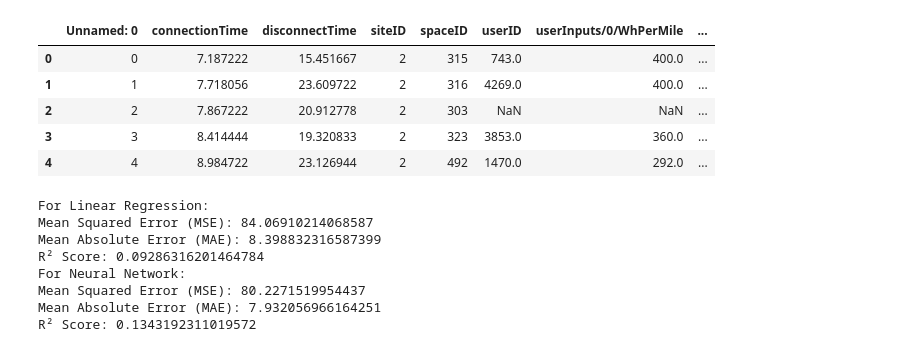
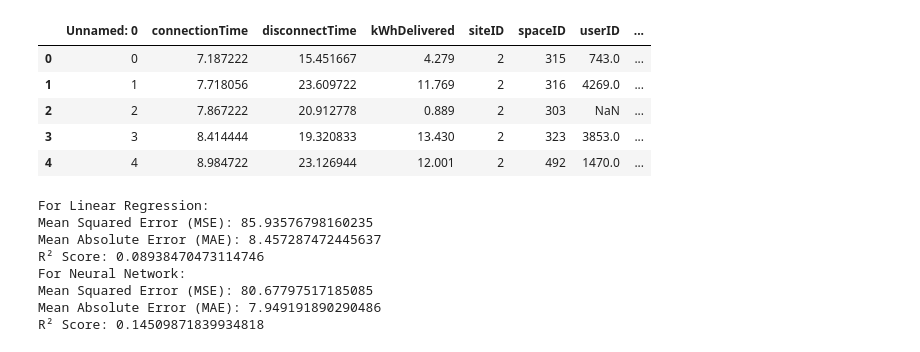
Before and after one commit to ThijsD-02/Machine-Learning-AI-Assignment-ME44312, a Jupyter notebook: Neural network.ipynb, the cells around one changed output. Cells and saved outputs as stored; diff of their text form; code cells hidden in the pictures.

```diff
--- a/Neural network.ipynb
+++ b/Neural network.ipynb
@@ -1,35 +1,35 @@
 # %%
 import numpy as np
 import pandas as pd
 import matplotlib.pyplot as plt
 import seaborn as sns
 import datetime as datetime
 from collections import Counter
 import time
 from sklearn.preprocessing import StandardScaler, LabelEncoder
 from sklearn.model_selection import train_test_split
 from sklearn import preprocessing
 from sklearn.neural_network import MLPRegressor
 from sklearn.linear_model import LinearRegression
 from sklearn.neural_network import MLPClassifier
 from sklearn.metrics import mean_squared_error, mean_absolute_error, r2_score
 
 
 # Load CSV files into separate DataFrames
 db1 = pd.read_csv('caltech_clean.csv')
 db2 = pd.read_csv('jpl_clean.csv')
 db3 = pd.read_csv('office1_clean.csv')
 
 # Combine them using concat
-db = pd.concat([db1, db2, db3], ignore_index=True)
+db = pd.concat([db1, db2], ignore_index=True)
 db.head()
 # %% [output]
-|  | Unnamed: 0 | connectionTime | disconnectTime | siteID | spaceID | userID | userInputs/0/WhPerMile | ... |
-| 0 | 0 | 7.187222 | 15.451667 | 2 | 315 | 743.0 | 400.0 | ... |
-| 1 | 1 | 7.718056 | 23.609722 | 2 | 316 | 4269.0 | 400.0 | ... |
-| 2 | 2 | 7.867222 | 20.912778 | 2 | 303 | NaN | NaN | ... |
-| 3 | 3 | 8.414444 | 19.320833 | 2 | 323 | 3853.0 | 360.0 | ... |
-| 4 | 4 | 8.984722 | 23.126944 | 2 | 492 | 1470.0 | 292.0 | ... |
+|  | Unnamed: 0 | connectionTime | disconnectTime | kWhDelivered | siteID | spaceID | userID | ... |
+| 0 | 0 | 7.187222 | 15.451667 | 4.279 | 2 | 315 | 743.0 | ... |
+| 1 | 1 | 7.718056 | 23.609722 | 11.769 | 2 | 316 | 4269.0 | ... |
+| 2 | 2 | 7.867222 | 20.912778 | 0.889 | 2 | 303 | NaN | ... |
+| 3 | 3 | 8.414444 | 19.320833 | 13.430 | 2 | 323 | 3853.0 | ... |
+| 4 | 4 | 8.984722 | 23.126944 | 12.001 | 2 | 492 | 1470.0 | ... |
 # %%
 X = db[["connectionTime", "siteID", "spaceID"]].values
 X
@@ -69,13 +69,13 @@ print("Mean Absolute Error (MAE):", mean_absolute_error(y_val, pred_nn))
 print("R² Score:", r2_score(y_val, pred_nn))
 # %% [output]
 For Linear Regression:
-Mean Squared Error (MSE): 84.06910214068587
-Mean Absolute Error (MAE): 8.398832316587399
-R² Score: 0.09286316201464784
+Mean Squared Error (MSE): 85.93576798160235
+Mean Absolute Error (MAE): 8.457287472445637
+R² Score: 0.08938470473114746
 For Neural Network:
-Mean Squared Error (MSE): 80.2271519954437
-Mean Absolute Error (MAE): 7.932056966164251
-R² Score: 0.1343192311019572
+Mean Squared Error (MSE): 80.67797517185085
+Mean Absolute Error (MAE): 7.949191890290486
+R² Score: 0.14509871839934818
 # %%
 # Residuals (errors)
 residuals_linreg = y_val - pred_linreg
```
Also changed, not shown: parts of 11 cells of this notebook.
